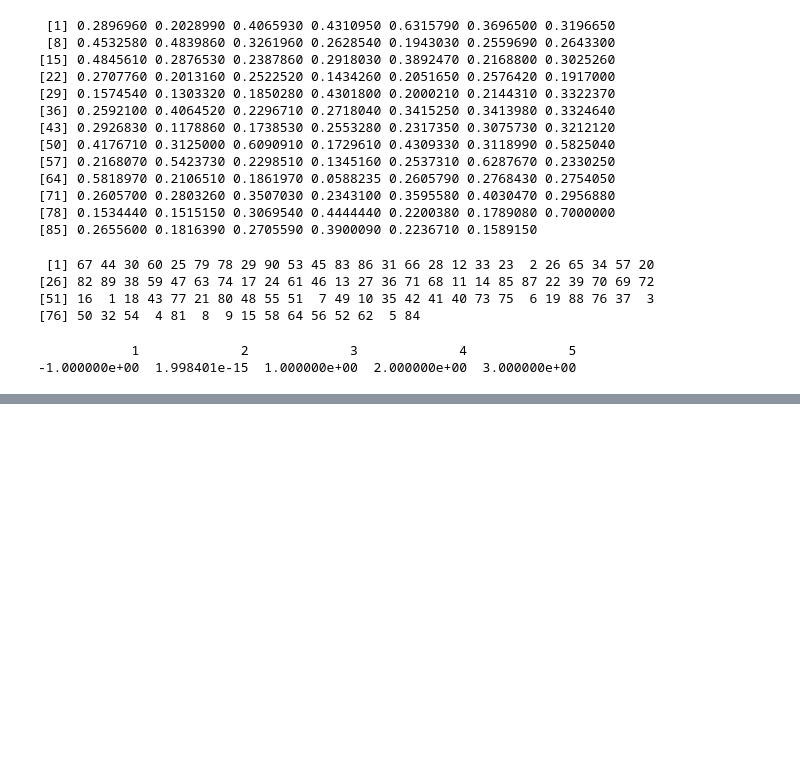
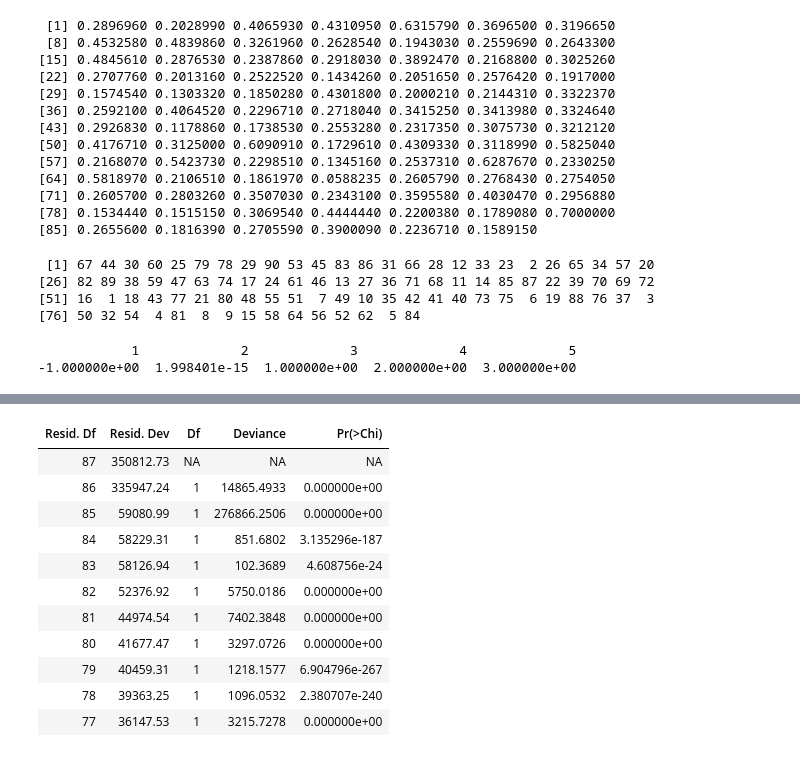
Before and after one commit to HenningAthor/SV_Crimes, a Jupyter notebook: Max/Analyse Zusammenhänge.ipynb, the cells around one changed output, grey strips where cells are left out. Cells and saved outputs as stored; diff of their text form; code cells hidden in the pictures; blank space fills up the shorter version.

```diff
--- a/Max/Analyse Zusammenhänge.ipynb
+++ b/Max/Analyse Zusammenhänge.ipynb
@@ -376,19 +285,0 @@ Number of Fisher Scoring iterations: 5
-# %%
-#Modell nach grafischer Zusammenhangsanalyse zwischen crimes und den anderen Einflussgrößen
-#(erstmal von linearer Zusammenhang ausgehen)
-
-#Überschreitungswahrscheinlichkeit Pr(>Chi) soll kleiner 0,05 sein, damit Grund um Nullhypothese
-#(Gegenhypothese, also das Modell falsch) abzulehnen
-
-crimesglm1.1 = glm(crimes ~ region, data=crimes, family=poisson(link="log"))
-crimesglm1.2 = glm(crimes ~ region + density, data=crimes, family=poisson(link="log"))
-crimesglm1.3 = glm(crimes ~ region + density + polpc, data=crimes, family=poisson(link="log"))
-crimesglm1.4 = glm(crimes ~ region + density + polpc + prbarr, data=crimes, family=poisson(link="log"))
-crimesglm1.5 = glm(crimes ~ region + density + polpc + prbarr + prbpris, data=crimes, family=poisson(link="log"))
-crimesglm1.6 = glm(crimes ~ region + density + polpc + prbarr + prbpris + wcon, data=crimes, family=poisson(link="log"))
-crimesglm1.7 = glm(crimes ~ region + density + polpc + prbarr + prbpris + wcon + wfir, data=crimes, family=poisson(link="log"))
-crimesglm1.8 = glm(crimes ~ region + density + polpc + prbarr + prbpris + wcon + wfir + wser, data=crimes, family=poisson(link="log"))
-crimesglm1.9 = glm(crimes ~ region + density + polpc + prbarr + prbpris + wcon + wfir + wser + wtrd,
-                 data=crimes, family=poisson(link="log"))
-
-anova(crimesglm1.1, crimesglm1.2, crimesglm1.3, crimesglm1.4, crimesglm1.5, crimesglm1.6, crimesglm1.7, crimesglm1.8, crimesglm1.9, test="LRT")
@@ -511,0 +378,34 @@ cat( "Modell 4: ",SEP4,"\n")
+# %%
+#Modell nach grafischer Zusammenhangsanalyse zwischen crimes und den anderen Einflussgrößen
+#(erstmal von linearer Zusammenhang ausgehen)
+
+#Überschreitungswahrscheinlichkeit Pr(>Chi) soll kleiner 0,05 sein, damit Grund um Nullhypothese
+#(Gegenhypothese, also das Modell falsch) abzulehnen
+
+crimesglm1.1 = glm(crimes ~ region, data=crimes, family=poisson(link="log"))
+crimesglm1.2 = glm(crimes ~ region + area, data=crimes, family=poisson(link="log"))
+crimesglm1.3 = glm(crimes ~ region + area + density, data=crimes, family=poisson(link="log"))
+crimesglm1.4 = glm(crimes ~ region + area + density + pctmin, data=crimes, family=poisson(link="log"))
+crimesglm1.5 = glm(crimes ~ region + area + density + pctmin + polpc, data=crimes, family=poisson(link="log"))
+crimesglm1.6 = glm(crimes ~ region + area + density + pctmin + polpc + prbarr, data=crimes, family=poisson(link="log"))
+crimesglm1.7 = glm(crimes ~ region + area + density + pctmin + polpc + prbarr + prbpris, data=crimes, family=poisson(link="log"))
+crimesglm1.8 = glm(crimes ~ region + area + density + pctmin + polpc + prbarr + prbpris + wcon, data=crimes, family=poisson(link="log"))
+crimesglm1.9 = glm(crimes ~ region + area + density + pctmin + polpc + prbarr + prbpris + wcon + wfir, data=crimes, family=poisson(link="log"))
+crimesglm1.10 = glm(crimes ~ region + area + density + pctmin + polpc + prbarr + prbpris + wcon + wfir + wser, data=crimes, family=poisson(link="log"))
+crimesglm1.11 = glm(crimes ~ region + area + density + pctmin + polpc + prbarr + prbpris + wcon + wfir + wser + wtrd,
+                 data=crimes, family=poisson(link="log"))
+
+anova(crimesglm1.1, crimesglm1.2, crimesglm1.3, crimesglm1.4, crimesglm1.5, crimesglm1.6, crimesglm1.7, crimesglm1.8, crimesglm1.9, crimesglm1.10, crimesglm1.11, test="LRT")
+# %% [output]
+| Resid. Df | Resid. Dev | Df | Deviance | Pr(>Chi) |
+| 87 | 350812.73 | NA | NA | NA |
+| 86 | 335947.24 | 1 | 14865.4933 | 0.000000e+00 |
+| 85 | 59080.99 | 1 | 276866.2506 | 0.000000e+00 |
+| 84 | 58229.31 | 1 | 851.6802 | 3.135296e-187 |
+| 83 | 58126.94 | 1 | 102.3689 | 4.608756e-24 |
+| 82 | 52376.92 | 1 | 5750.0186 | 0.000000e+00 |
+| 81 | 44974.54 | 1 | 7402.3848 | 0.000000e+00 |
+| 80 | 41677.47 | 1 | 3297.0726 | 0.000000e+00 |
+| 79 | 40459.31 | 1 | 1218.1577 | 6.904796e-267 |
+| 78 | 39363.25 | 1 | 1096.0532 | 2.380707e-240 |
+| 77 | 36147.53 | 1 | 3215.7278 | 0.000000e+00 |
```
Also changed, not shown: parts of 23 cells of this notebook.
